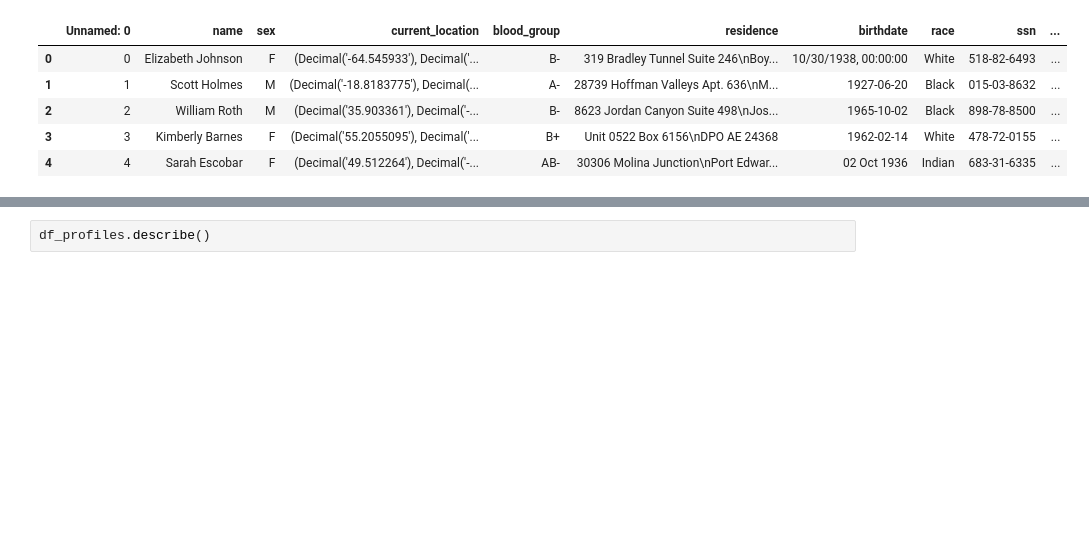
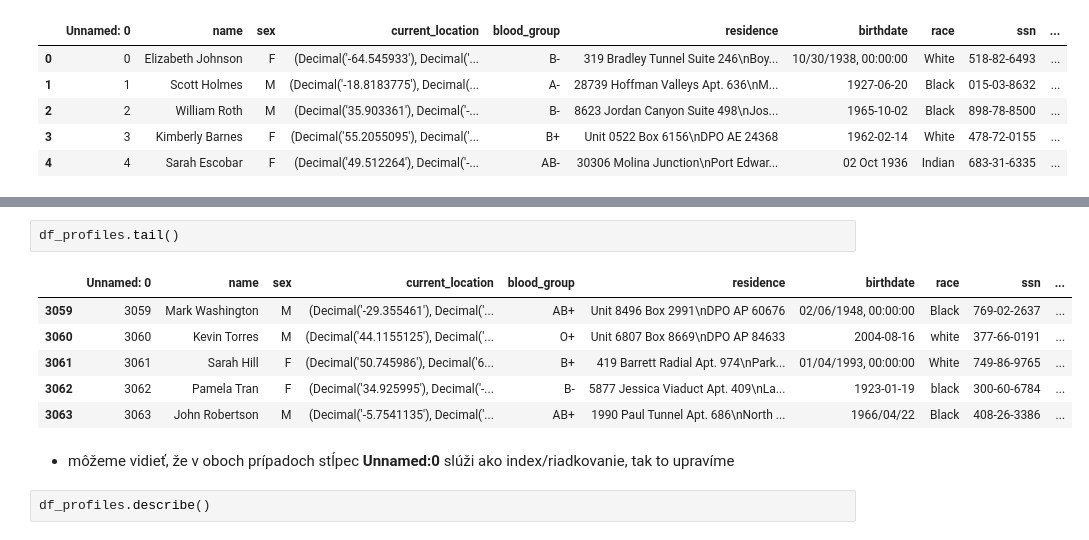
Before and after one commit to Matovic/Chronic-Lymphocytic-Leukemia, a Jupyter notebook: 1-EDA.ipynb, the cells around one changed output, grey strips where cells are left out. Cells and saved outputs as stored; diff of their text form; blank space fills up the shorter version.

```diff
--- a/1-EDA.ipynb
+++ b/1-EDA.ipynb
@@ -100,3 +111,14 @@ df_profiles.head()
+# %%
+df_profiles.tail()
+# %% [output]
+|  | Unnamed: 0 | name | sex | current_location | blood_group | residence | birthdate | race | ssn | ... |
+| 3059 | 3059 | Mark Washington | M | (Decimal('-29.355461'), Decimal('... | AB+ | Unit 8496 Box 2991\nDPO AP 60676 | 02/06/1948, 00:00:00 | Black | 769-02-2637 | ... |
+| 3060 | 3060 | Kevin Torres | M | (Decimal('44.1155125'), Decimal('... | O+ | Unit 6807 Box 8669\nDPO AP 84633 | 2004-08-16 | white | 377-66-0191 | ... |
+| 3061 | 3061 | Sarah Hill | F | (Decimal('50.745986'), Decimal('6... | B+ | 419 Barrett Radial Apt. 974\nPark... | 01/04/1993, 00:00:00 | White | 749-86-9765 | ... |
+| 3062 | 3062 | Pamela Tran | F | (Decimal('34.925995'), Decimal('-... | B- | 5877 Jessica Viaduct Apt. 409\nLa... | 1923-01-19 | black | 300-60-6784 | ... |
+| 3063 | 3063 | John Robertson | M | (Decimal('-5.7541135'), Decimal('... | AB+ | 1990 Paul Tunnel Apt. 686\nNorth ... | 1966/04/22 | Black | 408-26-3386 | ... |
+# %% [markdown]
+ - môžeme vidieť, že v oboch prípadoch stĺpec **Unnamed:0** slúži ako index/riadkovanie, tak to upravíme
 # %%
 df_profiles.describe()
 # %% [output]
```
Also changed, not shown: parts of 2 cells of this notebook.
